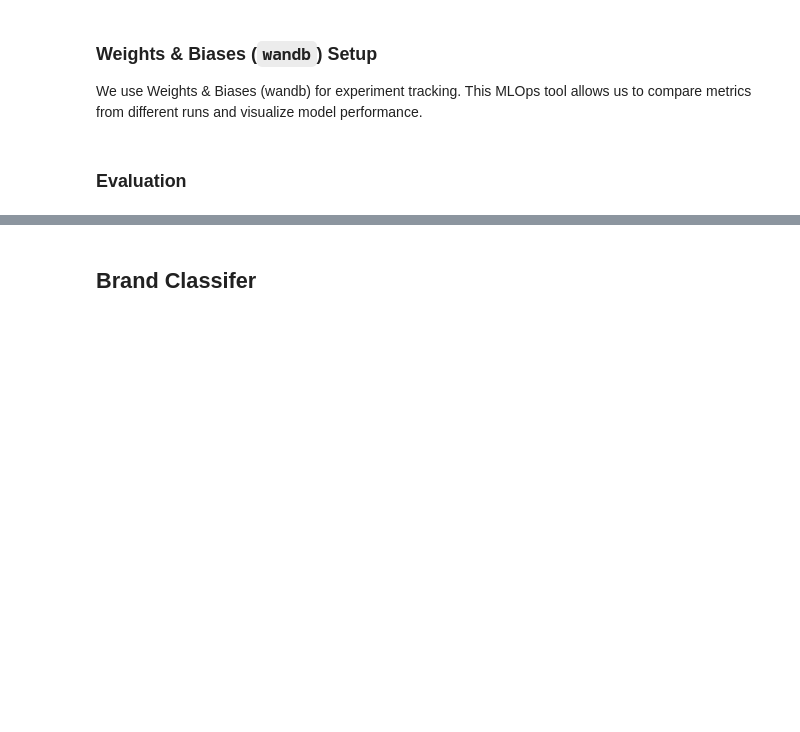
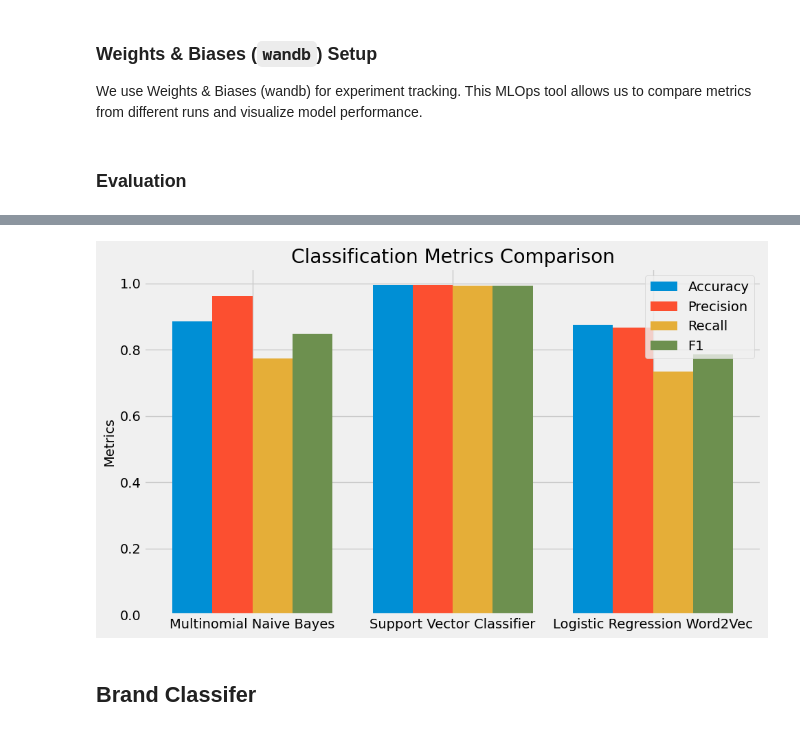
Before and after one commit to subsystem3/project, a Jupyter notebook: project.ipynb, the cells around one changed output, grey strips where cells are left out. Cells and saved outputs as stored; diff of their text form; code cells hidden in the pictures; blank space fills up the shorter version.

```diff
--- a/project.ipynb
+++ b/project.ipynb
@@ -1725,3 +1787,34 @@ def evaluateClassicalModel(classifier, xtest, ytest, class_labels, avg="macro",
+# %%
+import matplotlib.pyplot as plt
+
+# Metrics data
+approaches = ['Multinomial Naive Bayes', 'Support Vector Classifier', 'Logistic Regression Word2Vec']
+accuracy = [0.8861, 0.9948, 0.8747]
+precision = [0.9624, 0.9946, 0.8679]
+recall = [0.7734, 0.9930, 0.7334]
+f1 = [0.8482, 0.9938, 0.7868]
+
+# Plotting
+fig, ax = plt.subplots(figsize=(10, 6))
+
+x = range(len(approaches))
+width = 0.2
+
+ax.bar(x, accuracy, width, label='Accuracy')
+ax.bar([i + width for i in x], precision, width, label='Precision')
+ax.bar([i + width * 2 for i in x], recall, width, label='Recall')
+ax.bar([i + width * 3 for i in x], f1, width, label='F1')
+
+ax.set_xticks([i + width * 1.5 for i in x])
+ax.set_xticklabels(approaches)
+ax.set_ylabel('Metrics')
+ax.set_title('Classification Metrics Comparison')
+ax.legend()
+
+plt.tight_layout()
+plt.show()
+# %% [output]
+[figure, added]
 # %%
 brand_classifiers = []
 sentiment_classifiers = []
```
Also changed, not shown: parts of 8 cells of this notebook.
